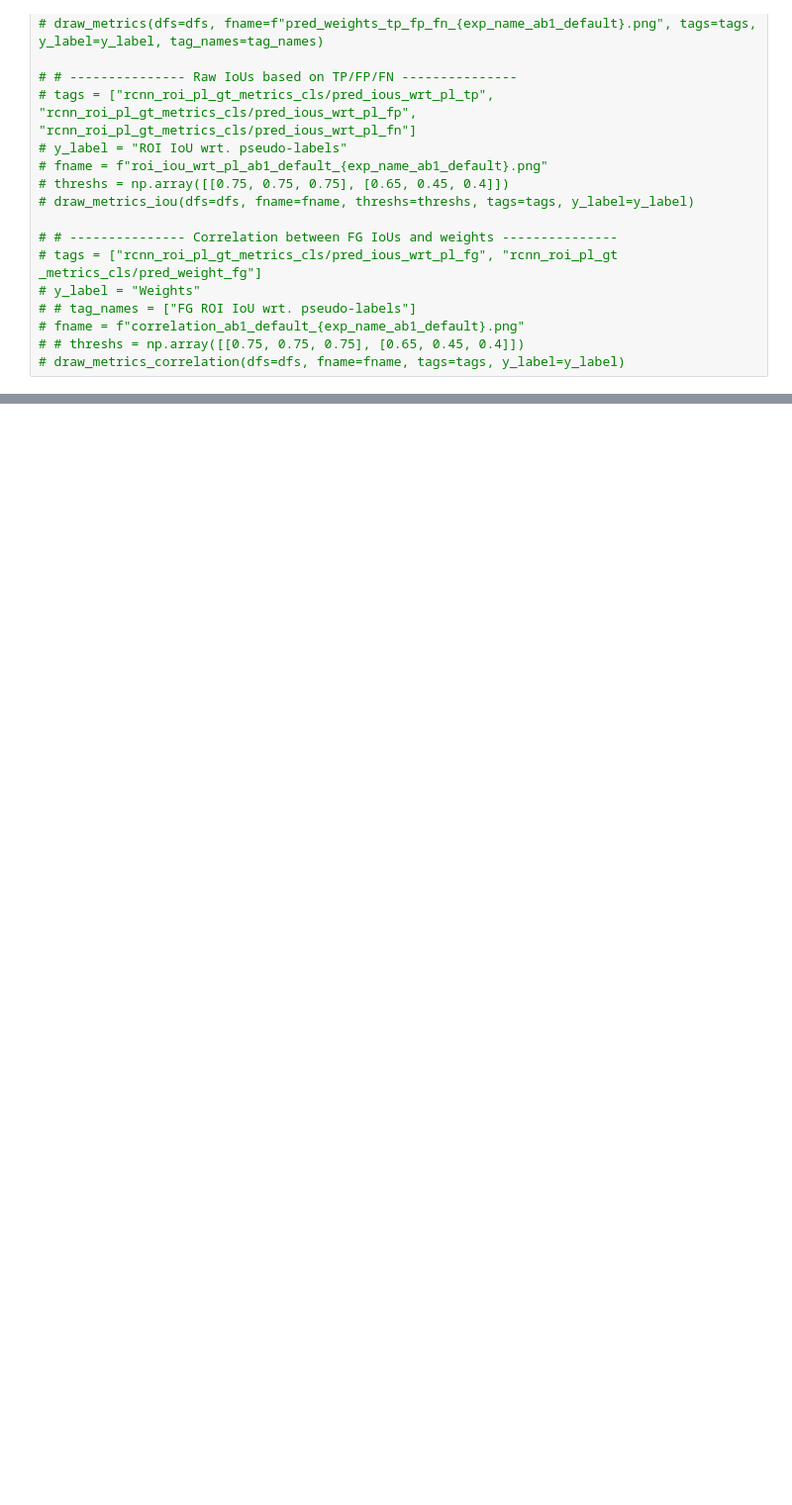
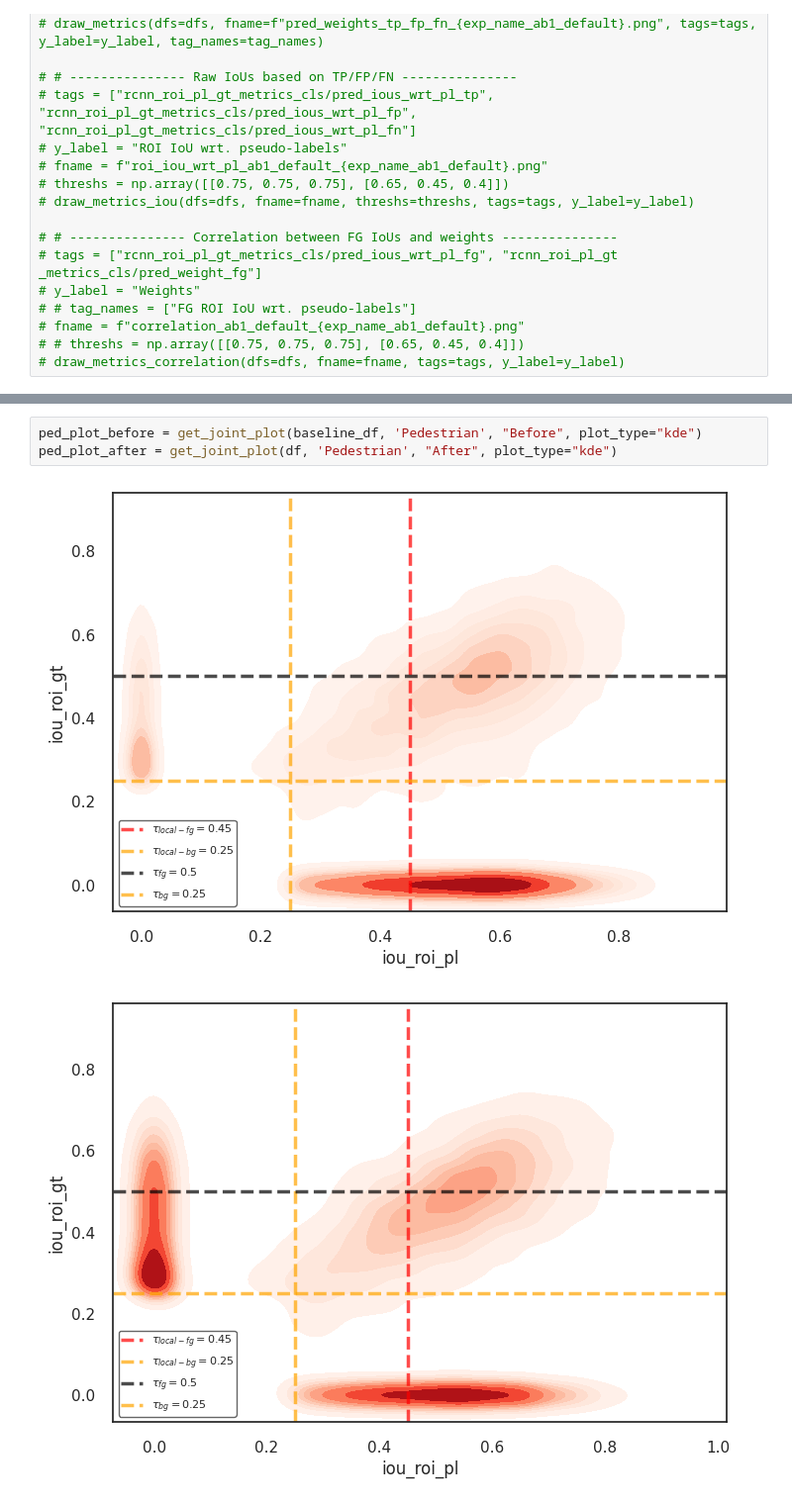
Before and after one commit to shashankag14/OpenPCDet, a Jupyter notebook: tools/tb_metrics.ipynb, the cells around one changed output, grey strips where cells are left out. Shown at 99% size. Drawn from its saved outputs; the diff is of its cells as text; blank space fills up the shorter version.

```diff
--- a/tools/tb_metrics.ipynb
+++ b/tools/tb_metrics.ipynb
@@ -398,0 +484,6 @@ tensor_df['class_labels'] = tensor_df['class_labels'].map({1:'Car', 2:'Pedestria
+# %%
+ped_plot_before = get_joint_plot(baseline_df, 'Pedestrian', "Before", plot_type="kde")
+ped_plot_after = get_joint_plot(df, 'Pedestrian', "After", plot_type="kde")
+# %% [output]
+[figure, added]
+[figure, added]
```
Also changed, not shown: parts of 17 cells of this notebook.
